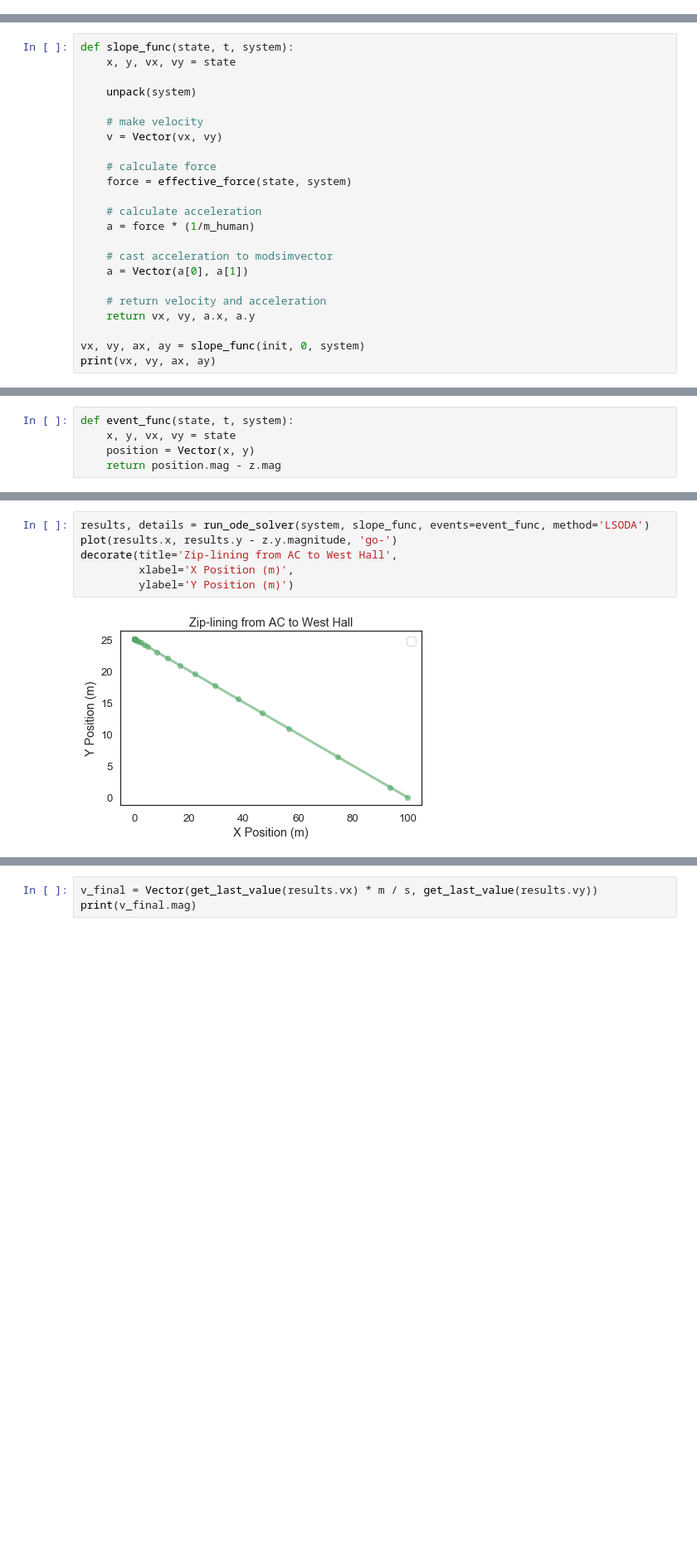
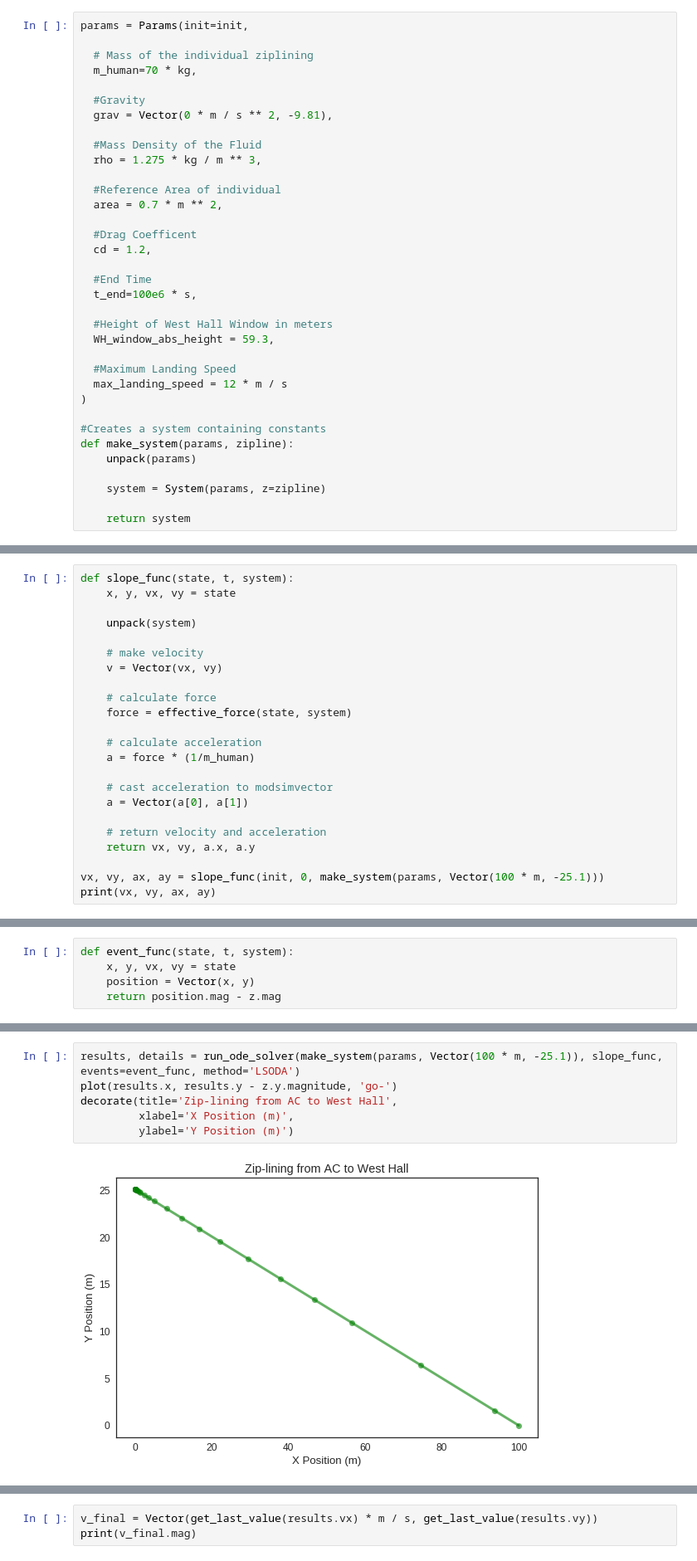
Before and after one commit to sdaitzman/ModSimPy, a Jupyter notebook: code/Project 3.ipynb, the cells around one changed output, grey strips where cells are left out. Shown: that part at 83% size. Saved outputs shown, nothing was run; the diff lists cells and outputs as text; blank space fills up the shorter version.

```diff
--- a/code/Project 3.ipynb
+++ b/code/Project 3.ipynb
@@ -73,0 +44,35 @@ system = System(init=init,
+# %%
+params = Params(init=init,
+
+  # Mass of the individual ziplining
+  m_human=70 * kg,
+
+  #Gravity
+  grav = Vector(0 * m / s ** 2, -9.81),
+
+  #Mass Density of the Fluid
+  rho = 1.275 * kg / m ** 3,
+
+  #Reference Area of individual
+  area = 0.7 * m ** 2,
+
+  #Drag Coefficent
+  cd = 1.2,
+
+  #End Time
+  t_end=100e6 * s,
+
+  #Height of West Hall Window in meters
+  WH_window_abs_height = 59.3,
+
+  #Maximum Landing Speed
+  max_landing_speed = 12 * m / s
+)
+
+#Creates a system containing constants
+def make_system(params, zipline):
+    unpack(params)
+
+    system = System(params, z=zipline)
+
+    return system
@@ -122,7 +158,7 @@ def slope_func(state, t, system):
     # return velocity and acceleration
     return vx, vy, a.x, a.y
 
-vx, vy, ax, ay = slope_func(init, 0, system)
+vx, vy, ax, ay = slope_func(init, 0, make_system(params, Vector(100 * m, -25.1)))
 print(vx, vy, ax, ay)
 # %% [output]
 0.0 meter / second 0.0 meter / second 2.3163759958833534 meter / second ** 2 -0.5814103749667217 meter / second ** 2
@@ -138,8 +178,8 @@ event_func(init, 0, system)
 # %%
-results, details = run_ode_solver(system, slope_func, events=event_func, method='LSODA')
+results, details = run_ode_solver(make_system(params, Vector(100 * m, -25.1)), slope_func, events=event_func, method='LSODA')
 plot(results.x, results.y - z.y.magnitude, 'go-')
 decorate(title='Zip-lining from AC to West Hall',
          xlabel='X Position (m)',
          ylabel='Y Position (m)')
 # %% [output]
-[figure, old version]
+[figure, new version]
```
Also changed, not shown: parts of 60 cells of this notebook, 11 other files.
